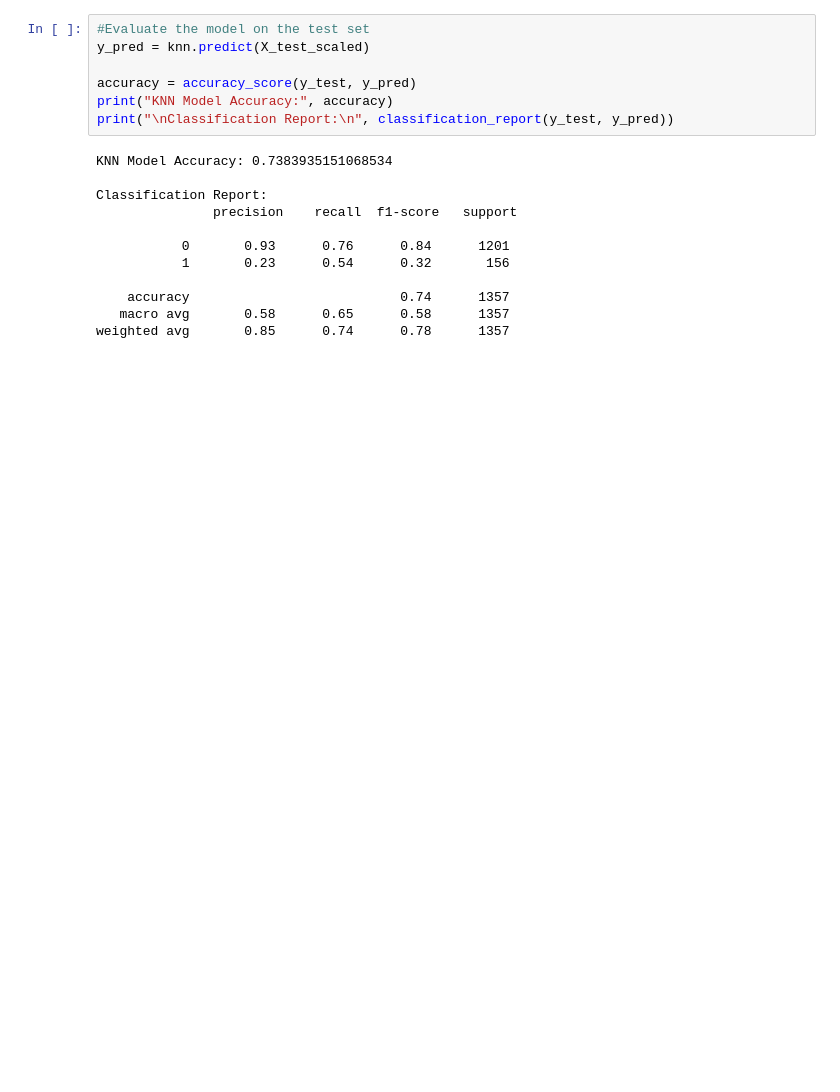
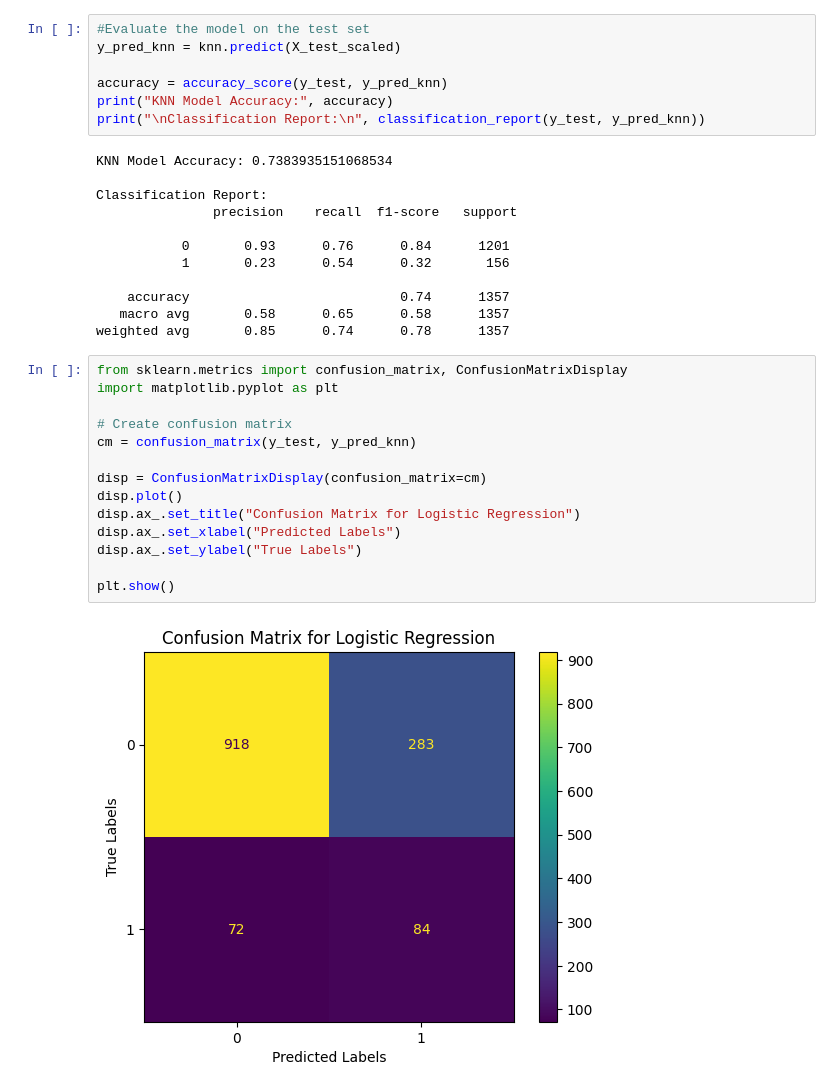
Before and after one commit to Fatai-soliu/bank-telemarketing, a Jupyter notebook: Bank_Marketing.ipynb, the cells around one changed output. Drawn from its saved outputs; the diff is of its cells as text; blank space fills up the shorter version.

```diff
--- a/Bank_Marketing.ipynb
+++ b/Bank_Marketing.ipynb
@@ -590,11 +622,11 @@ knn.fit(X_train_scaled, y_train_resampled)
 KNeighborsClassifier()
 # %%
 #Evaluate the model on the test set
-y_pred = knn.predict(X_test_scaled)
+y_pred_knn = knn.predict(X_test_scaled)
 
-accuracy = accuracy_score(y_test, y_pred)
+accuracy = accuracy_score(y_test, y_pred_knn)
 print("KNN Model Accuracy:", accuracy)
-print("\nClassification Report:\n", classification_report(y_test, y_pred))
+print("\nClassification Report:\n", classification_report(y_test, y_pred_knn))
 # %% [output]
 KNN Model Accuracy: 0.7383935151068534
 
@@ -607,3 +639,19 @@ Classification Report:
     accuracy                           0.74      1357
    macro avg       0.58      0.65      0.58      1357
 weighted avg       0.85      0.74      0.78      1357
+# %%
+from sklearn.metrics import confusion_matrix, ConfusionMatrixDisplay
+import matplotlib.pyplot as plt
+
+# Create confusion matrix
+cm = confusion_matrix(y_test, y_pred_knn)
+
+disp = ConfusionMatrixDisplay(confusion_matrix=cm)
+disp.plot()
+disp.ax_.set_title("Confusion Matrix for Logistic Regression")
+disp.ax_.set_xlabel("Predicted Labels")
+disp.ax_.set_ylabel("True Labels")
+
+plt.show()
+# %% [output]
+[figure, added]
```
Also changed, not shown: parts of 6 cells of this notebook.
